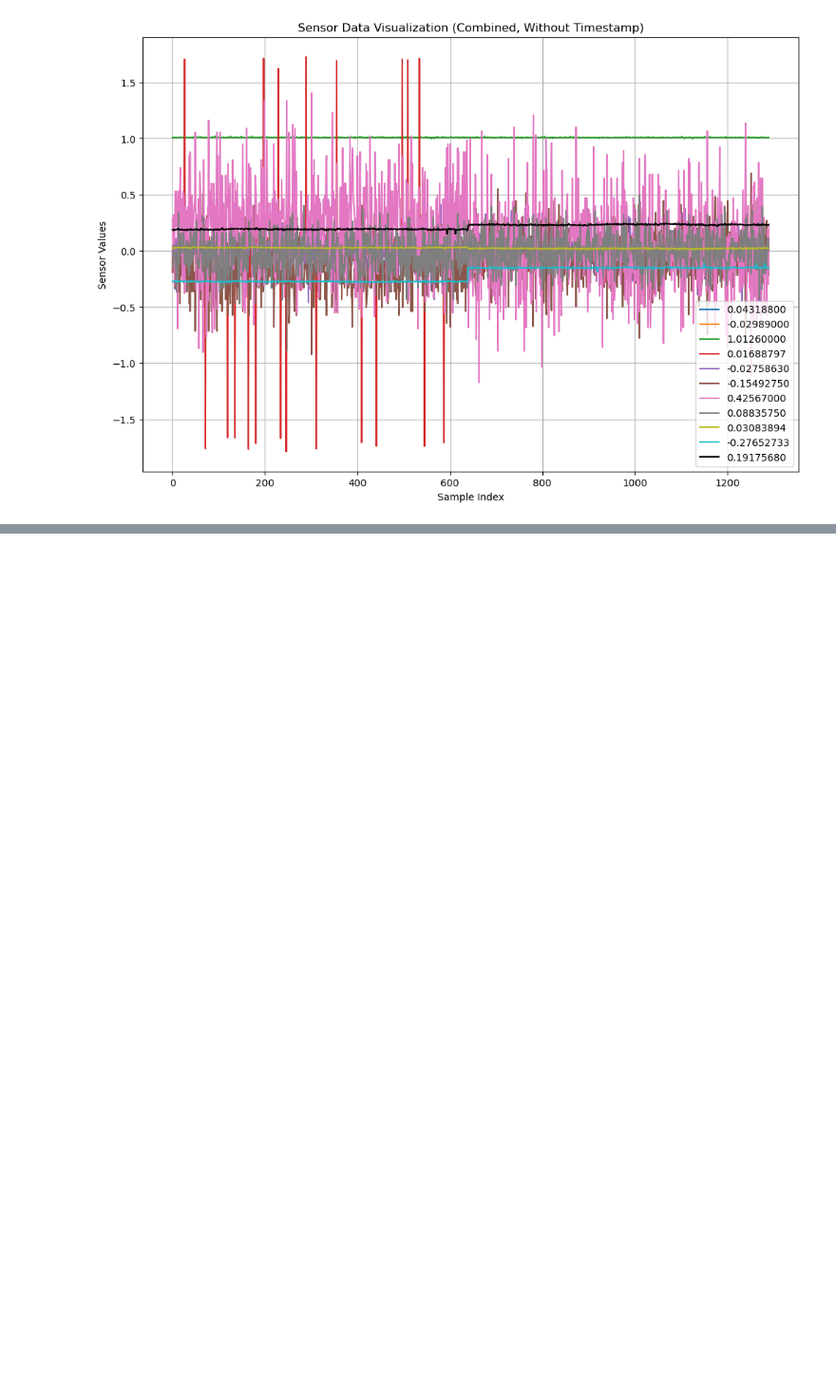
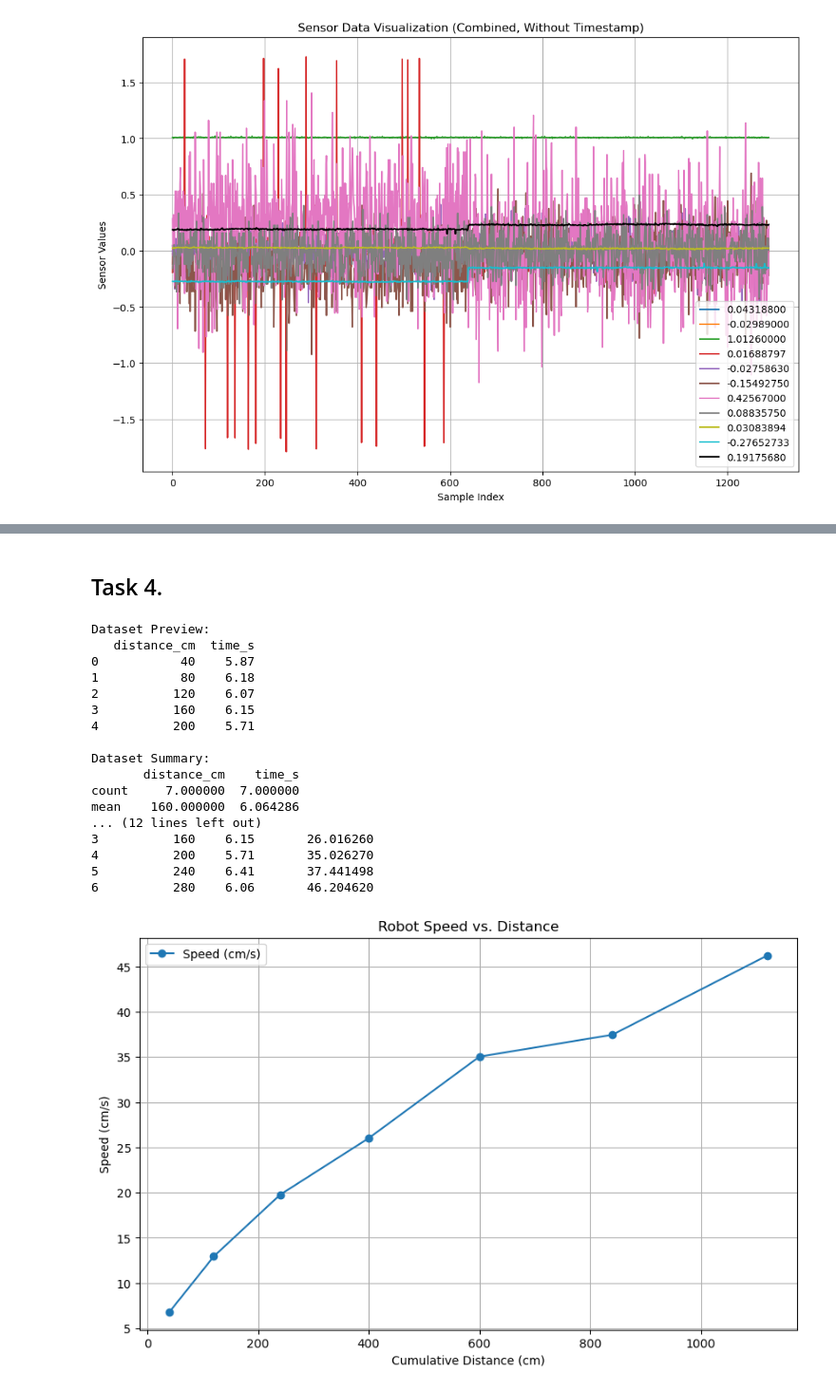
Before and after one commit to g1ftware/Sensor-Fusion-, a Jupyter notebook: Localization and Tracking Project/part 1/SensorFusionProject_part1.ipynb, the cells around one changed output, grey strips where cells are left out. Shown at 95% size. Cells and saved outputs as stored; diff of their text form; code cells hidden in the pictures; blank space fills up the shorter version.

```diff
--- a/Localization and Tracking Project/part 1/SensorFusionProject_part1.ipynb
+++ b/Localization and Tracking Project/part 1/SensorFusionProject_part1.ipynb
@@ -94,0 +631,60 @@ Data Preview:
+# %% [markdown]
+## Task 4.
+# %%
+file_path = 'robot_speed_task4.csv'
+data = pd.read_csv(file_path, names=["distance_cm", "time_s"])
+
+print("Dataset Preview:")
+print(data.head())
+
+# 데이터 요약 통계
+print("\nDataset Summary:")
+print(data.describe())
+
+# 거리 변화와 시간 변화로 속도 계산
+data['speed_cm_per_s'] = data['distance_cm'] / data['time_s']
+
+# 속도 결과 확인
+print("\nSpeed Calculation:")
+print(data)
+
+plt.figure(figsize=(10, 6))
+plt.plot(data['distance_cm'].cumsum(), data['speed_cm_per_s'], marker='o', label='Speed (cm/s)')
+plt.title('Robot Speed vs. Distance')
+plt.xlabel('Cumulative Distance (cm)')
+plt.ylabel('Speed (cm/s)')
+plt.grid(True)
+plt.legend()
+plt.show()
+
+# 이동 평균 계산
+data['smoothed_speed'] = data['speed_cm_per_s'].rolling(window=3, min_periods=1).mean()
+
+# 스무딩된 속도 시각화
+plt.figure(figsize=(10, 6))
+plt.plot(data['distance_cm'].cumsum(), data['smoothed_speed'], marker='o', color='orange', label='Smoothed Speed')
+plt.title('Smoothed Robot Speed vs. Distance')
+plt.xlabel('Cumulative Distance (cm)')
+plt.ylabel('Speed (cm/s)')
+plt.grid(True)
+plt.legend()
+plt.show()
+# %% [output]
+Dataset Preview:
+   distance_cm  time_s
+0           40    5.87
+1           80    6.18
+2          120    6.07
+3          160    6.15
+4          200    5.71
+
+Dataset Summary:
+       distance_cm    time_s
+count     7.000000  7.000000
+mean    160.000000  6.064286
+... (12 lines left out)
+3          160    6.15       26.016260
+4          200    5.71       35.026270
+5          240    6.41       37.441498
+6          280    6.06       46.204620
+[figure, added]
```
Also changed, not shown: parts of 16 cells of this notebook.
